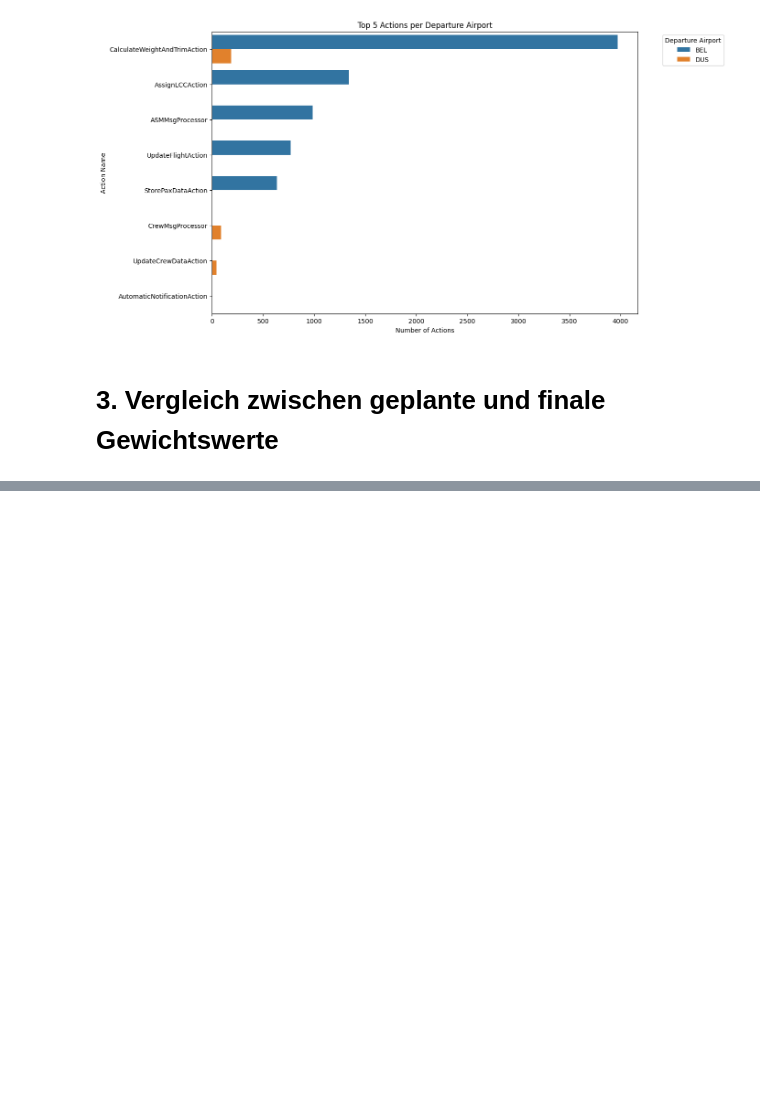
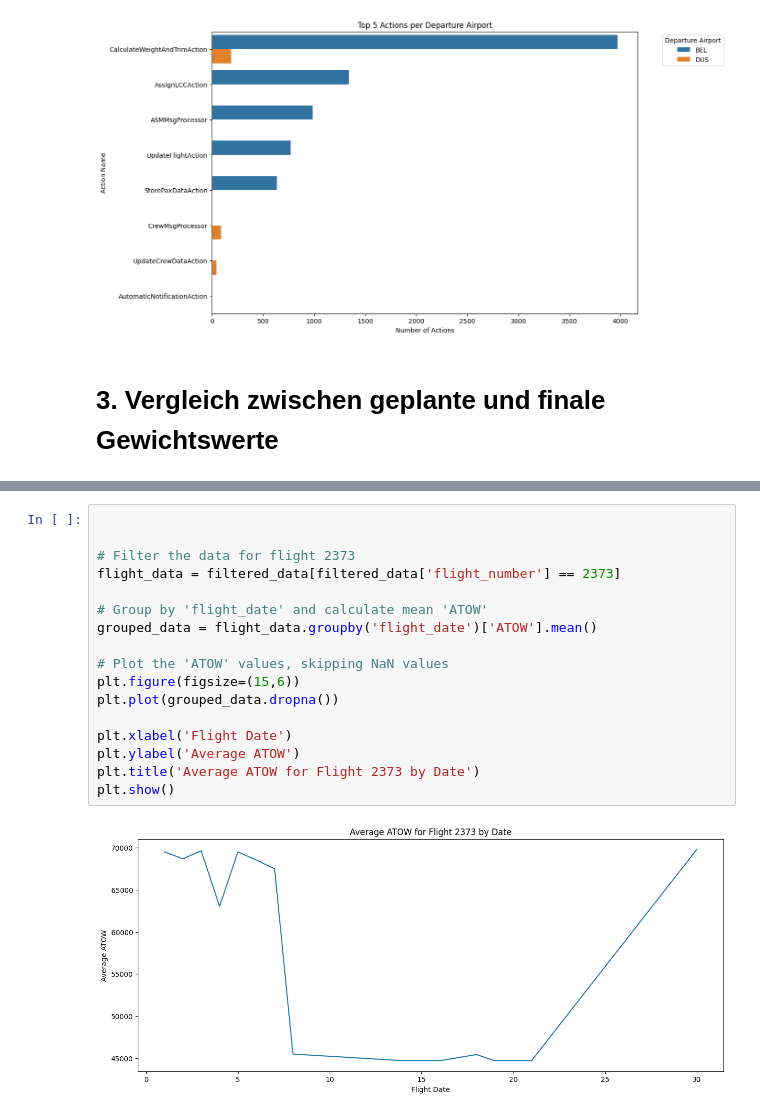
Before and after one commit to henrik-ra/Projektrealisierung, a Jupyter notebook: data_analysis.ipynb, the cells around one changed output, grey strips where cells are left out. Saved outputs shown, nothing was run; the diff lists cells and outputs as text; blank space fills up the shorter version.

```diff
--- a/data_analysis.ipynb
+++ b/data_analysis.ipynb
@@ -258,0 +292,19 @@ plt.show()
+# %%
+
+
+# Filter the data for flight 2373
+flight_data = filtered_data[filtered_data['flight_number'] == 2373]
+
+# Group by 'flight_date' and calculate mean 'ATOW'
+grouped_data = flight_data.groupby('flight_date')['ATOW'].mean()
+
+# Plot the 'ATOW' values, skipping NaN values
+plt.figure(figsize=(15,6))
+plt.plot(grouped_data.dropna())
+
+plt.xlabel('Flight Date')
+plt.ylabel('Average ATOW')
+plt.title('Average ATOW for Flight 2373 by Date')
+plt.show()
+# %% [output]
+[figure, added]
```
Also changed, not shown: parts of 5 cells of this notebook.
